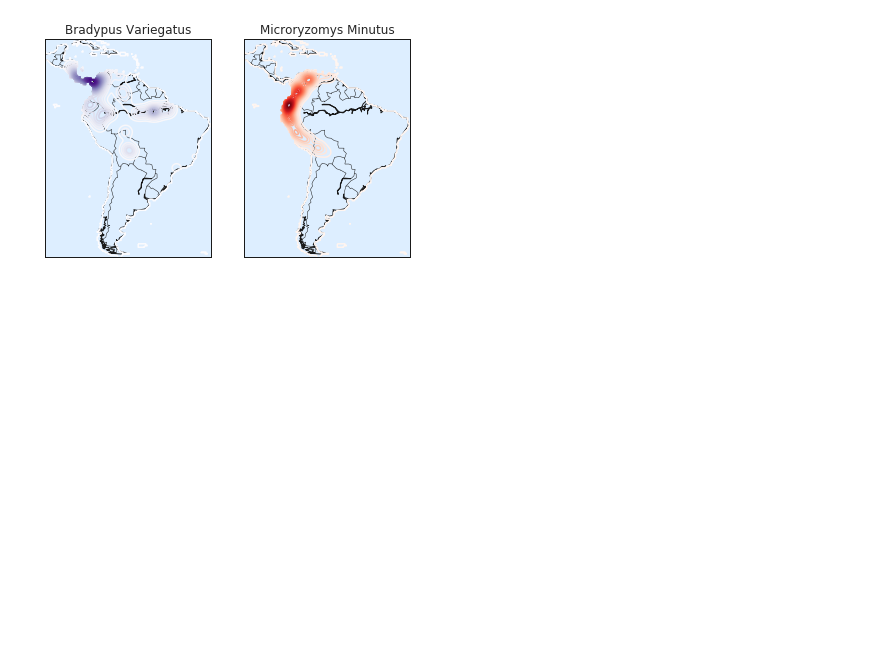
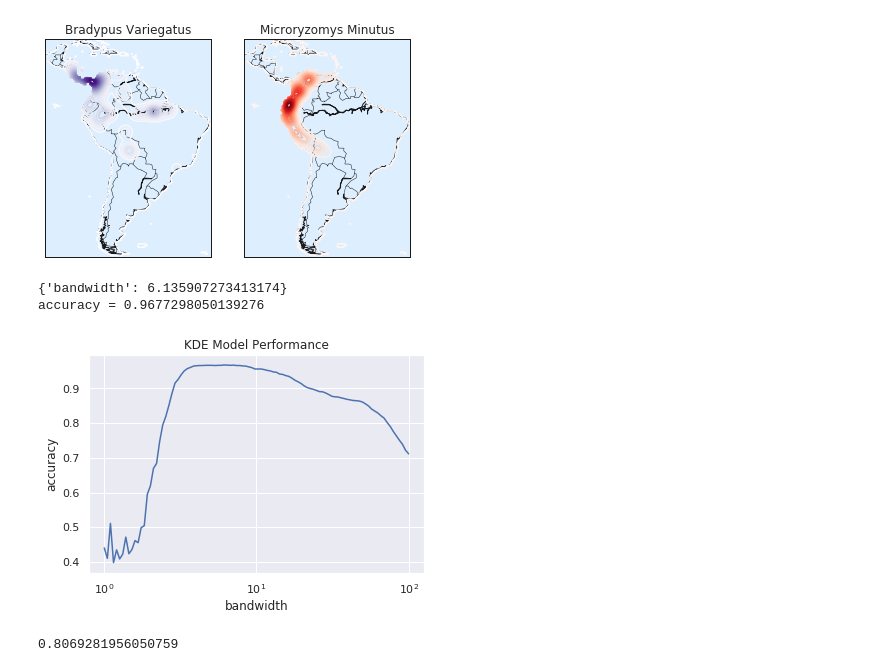
Before and after one commit to arti1117/python-ds-handbook, a Jupyter notebook: CHAPTER05/심화 학습 커널 밀도 추정.ipynb, the cells around one changed output. Drawn from its saved outputs; the diff is of its cells as text; code cells hidden in the pictures; blank space fills up the shorter version.

```diff
--- a/CHAPTER05/심화 학습 커널 밀도 추정.ipynb
+++ b/CHAPTER05/심화 학습 커널 밀도 추정.ipynb
@@ -169,0 +196,30 @@ The dedent function was deprecated in Matplotlib 3.1 and will be removed in 3.3.
+# %%
+from sklearn.datasets import load_digits
+from sklearn.model_selection import GridSearchCV
+
+digits = load_digits()
+
+bandwidths = 10 ** np.linspace(0, 2, 100)
+grid = GridSearchCV(KDEClassifier(), {'bandwidth': bandwidths})
+grid.fit(digits.data, digits.target)
+
+# print(grid.cv_results_)
+# scores = [val.mean_test_score for val in grid.cv_results_]
+scores = grid.cv_results_['mean_test_score']
+# %%
+plt.semilogx(bandwidths, scores)
+plt.xlabel('bandwidth')
+plt.ylabel('accuracy')
+plt.title('KDE Model Performance')
+print(grid.best_params_)
+print('accuracy =', grid.best_score_)
+# %% [output]
+{'bandwidth': 6.135907273413174}
+accuracy = 0.9677298050139276
+[figure, added]
+# %%
+from sklearn.naive_bayes import GaussianNB
+from sklearn.model_selection import cross_val_score
+cross_val_score(GaussianNB(), digits.data, digits.target).mean()
+# %% [output]
+0.8069281956050759
```
Also changed, not shown: parts of 1 cell of this notebook.
